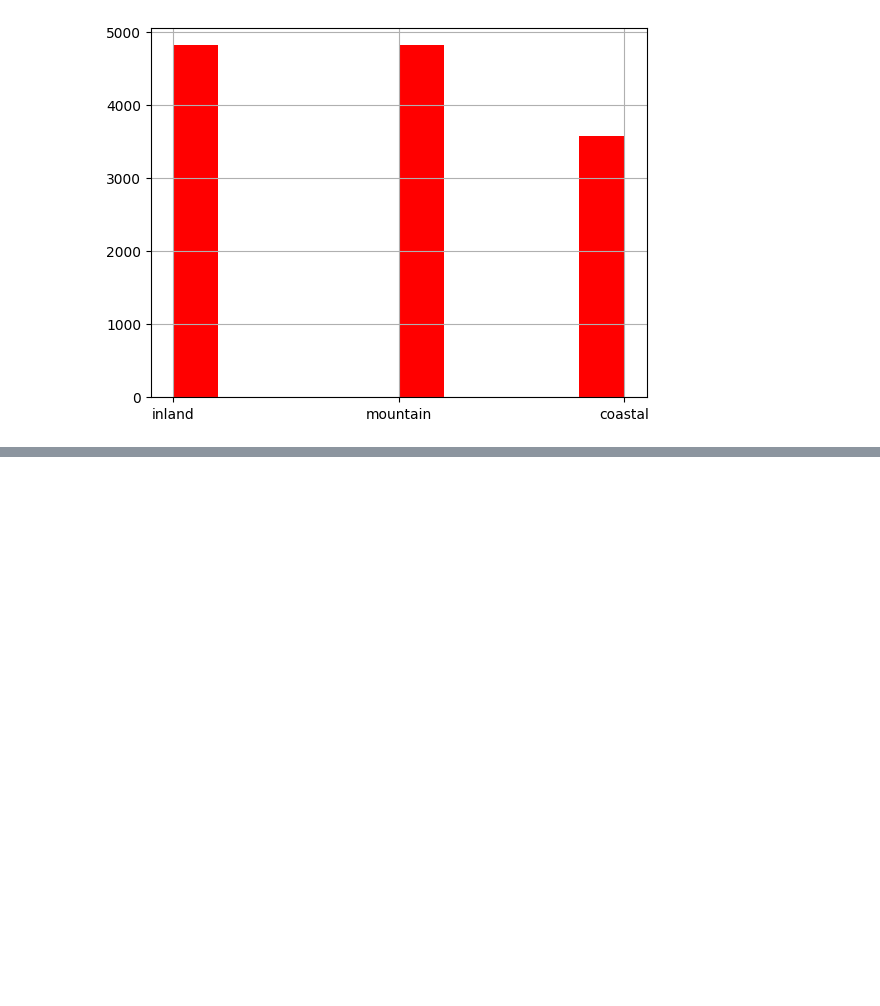
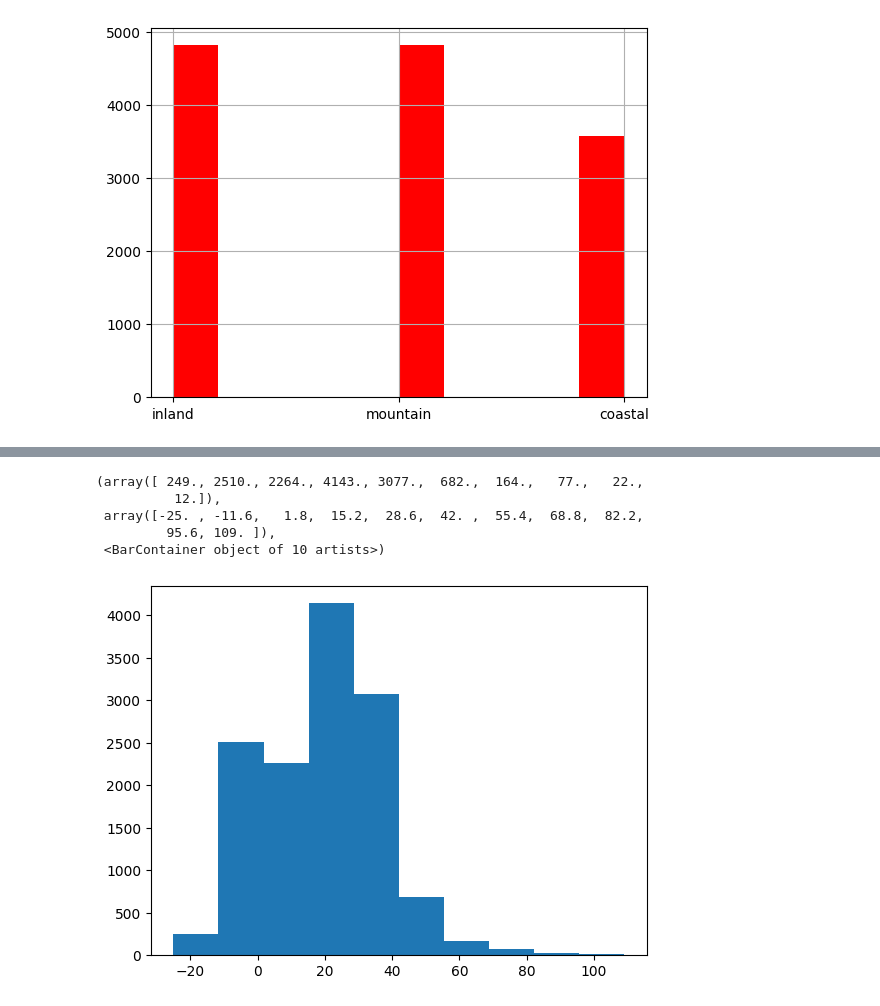
Before and after one commit to Karan-Chauhan19/Weather-Type-Classification, a Jupyter notebook: Notebook/eda.ipynb, the cells around one changed output, grey strips where cells are left out. Drawn from its saved outputs; the diff is of its cells as text; code cells hidden in the pictures; blank space fills up the shorter version.

```diff
--- a/Notebook/eda.ipynb
+++ b/Notebook/eda.ipynb
@@ -131,0 +159,11 @@ df.Location.hist(color='red')
+# %%
+#Visualiazation-5
+#For see temprature value range
+plt.hist(df['Temperature'])
+# %% [output]
+(array([ 249., 2510., 2264., 4143., 3077.,  682.,  164.,   77.,   22.,
+          12.]),
+ array([-25. , -11.6,   1.8,  15.2,  28.6,  42. ,  55.4,  68.8,  82.2,
+         95.6, 109. ]),
+ <BarContainer object of 10 artists>)
+[figure, added]
```
Also changed, not shown: parts of 13 cells of this notebook.
